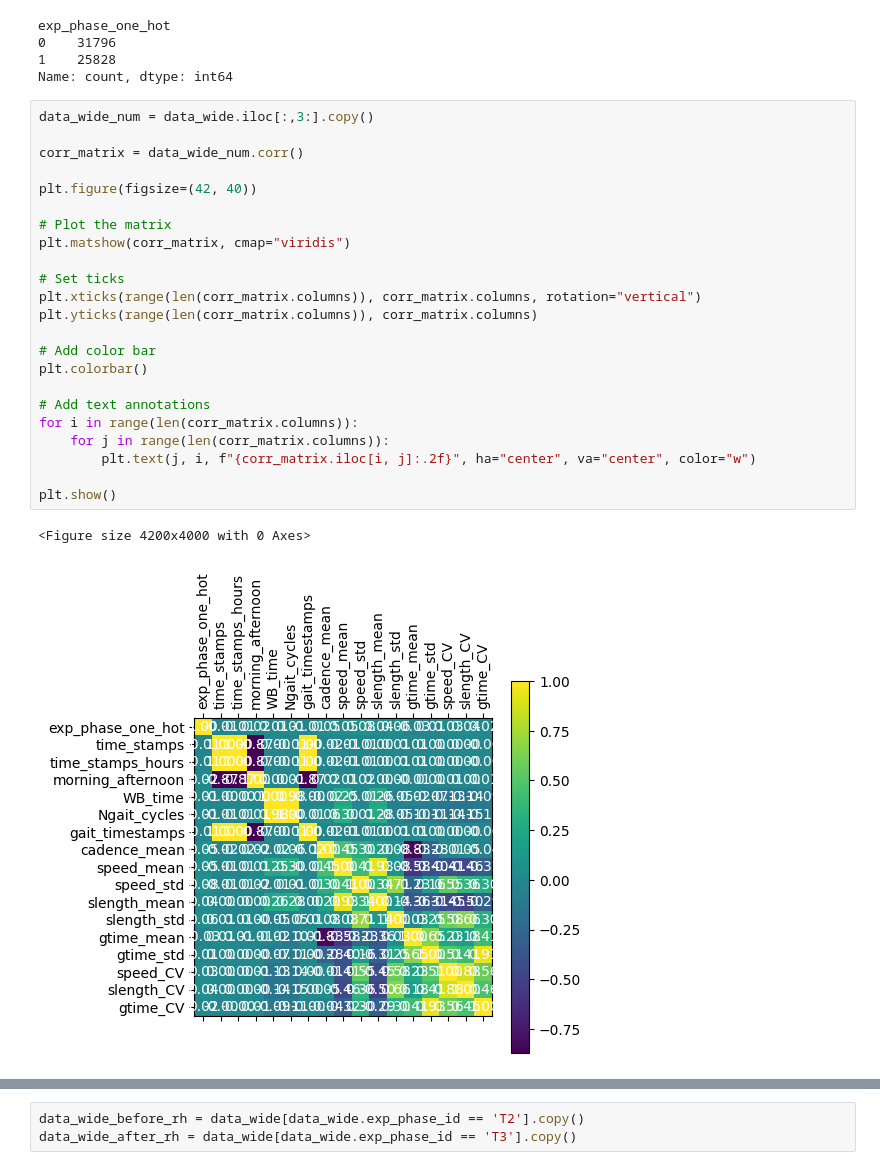
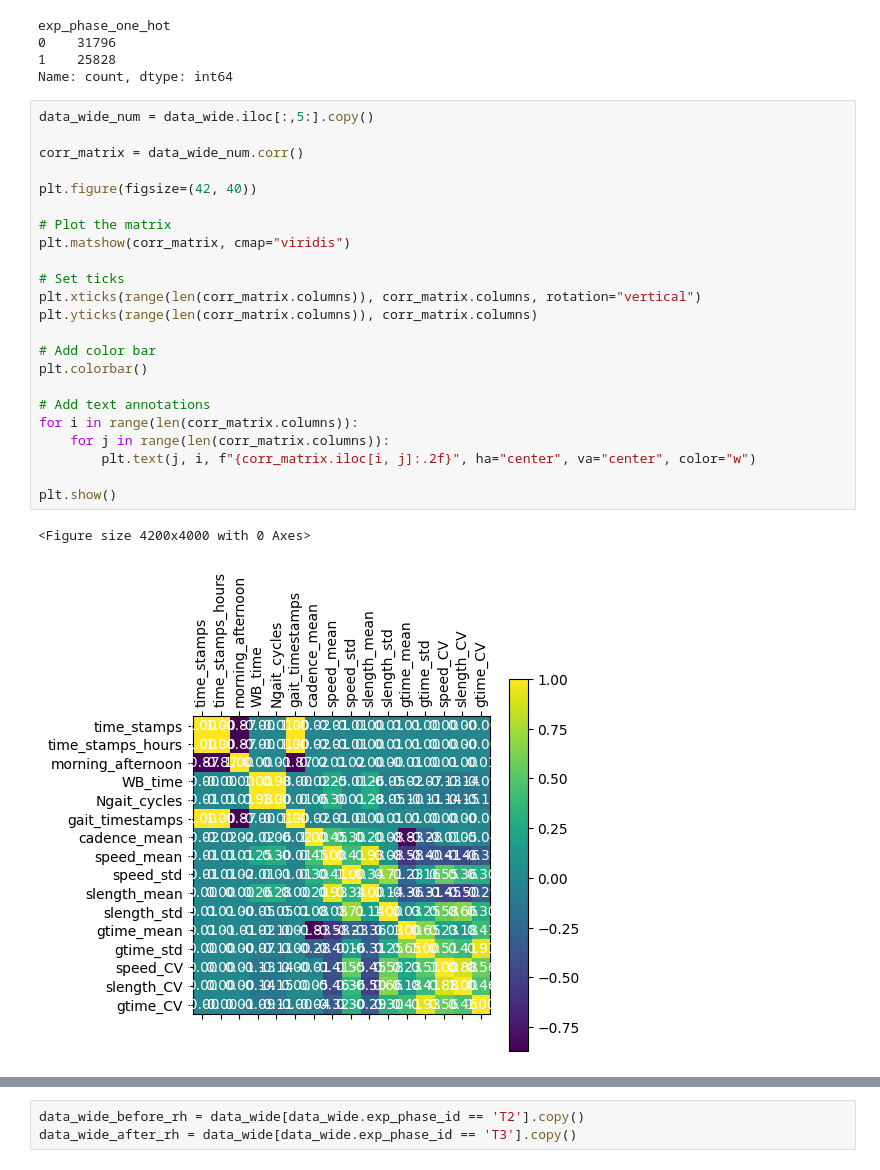
Before and after one commit to HieronymusEsteban/neuro_rehap_project, a Jupyter notebook: Jupyter/Test_Load_Transform.ipynb, the cells around one changed output, grey strips where cells are left out. Drawn from its saved outputs; the diff is of its cells as text.

```diff
--- a/Jupyter/Test_Load_Transform.ipynb
+++ b/Jupyter/Test_Load_Transform.ipynb
@@ -378,31 +394,31 @@ exp_phase_one_hot
 1    25828
 Name: count, dtype: int64
 # %%
-data_wide_num = data_wide.iloc[:,3:].copy()
+data_wide_num = data_wide.iloc[:,5:].copy()
 
 corr_matrix = data_wide_num.corr()
 
 plt.figure(figsize=(42, 40))
 
 # Plot the matrix
 plt.matshow(corr_matrix, cmap="viridis")
 
 # Set ticks
 plt.xticks(range(len(corr_matrix.columns)), corr_matrix.columns, rotation="vertical")
 plt.yticks(range(len(corr_matrix.columns)), corr_matrix.columns)
 
 # Add color bar
 plt.colorbar()
 
 # Add text annotations
 for i in range(len(corr_matrix.columns)):
     for j in range(len(corr_matrix.columns)):
         plt.text(j, i, f"{corr_matrix.iloc[i, j]:.2f}", ha="center", va="center", color="w")
 
 plt.show()
 # %% [output]
 <Figure size 4200x4000 with 0 Axes>
-[figure, old version]
+[figure, new version]
 # %%
 corr_matrix
 # %% [output]
```
Also changed, not shown: parts of 17 cells of this notebook, 2 other files.
